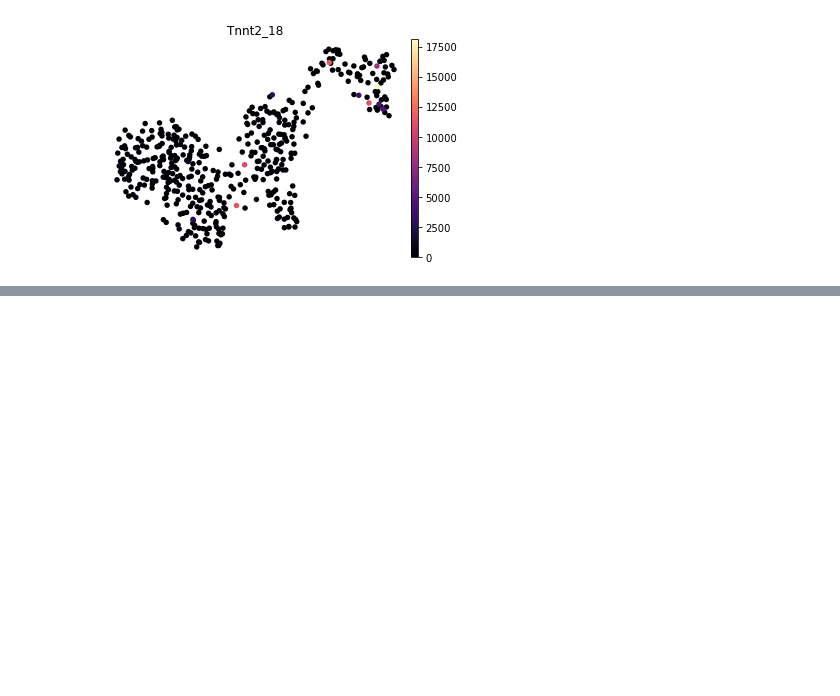
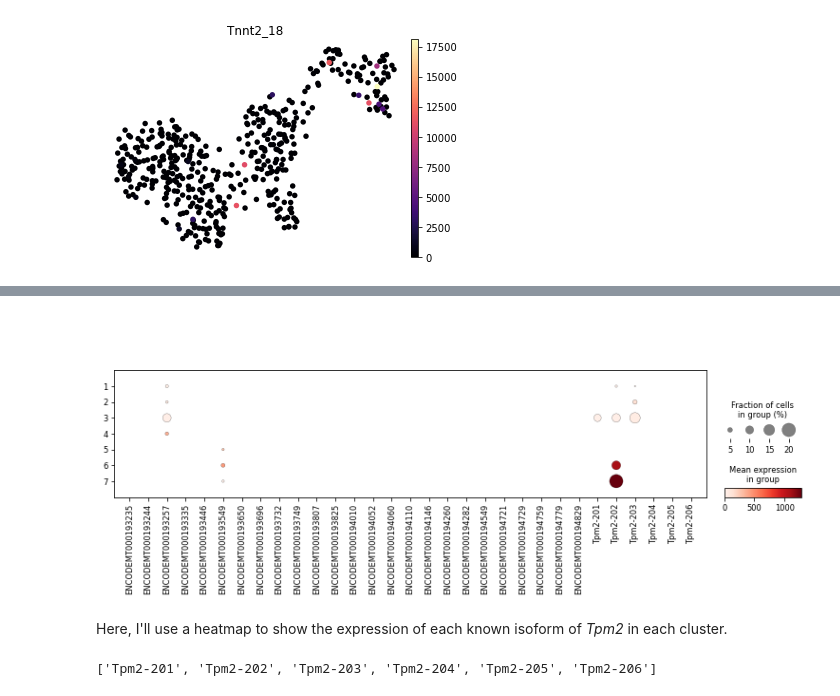
Before and after one commit to mortazavilab/swan_vis, a Jupyter notebook: tutorials/scanpy_compatibility.ipynb, the cells around one changed output, grey strips where cells are left out. Cells and saved outputs as stored; diff of their text form; code cells hidden in the pictures; blank space fills up the shorter version.

```diff
--- a/faqs/scanpy_integration.ipynb
+++ b/tutorials/scanpy_compatibility.ipynb
@@ -68,0 +86,3 @@ sc.pl.umap(sg.tes_adata,
+# %%
+tpm2_isos = sg.t_df.loc[sg.t_df.gname == 'Tpm2', 'tname'].tolist()
+tpm2_isos
@@ -68,0 +107,4 @@ sc.pl.umap(sg.tes_adata,
+# %%
+# merge with transcript names and annotation information
+sg.adata.var = sg.adata.var.merge(sg.t_df[['tname', 'annotation']], left_index=True, right_index=True)
+sg.adata.var.head()
@@ -68,0 +119,16 @@ sc.pl.umap(sg.tes_adata,
+# %%
+sc.pl.dotplot(sg.adata,
+              var_names=tpm2_isos,
+              layer='tpm',
+              groupby='leiden',
+              gene_symbols='tname')
+# %% [output]
+[figure, added]
+# %% [markdown]
+Here, I'll use a heatmap to show the expression of each known isoform of _Tpm2_ in each cluster.
+# %%
+# limit to just the annotated isoforms
+tpm2_known_isos = sg.t_df.loc[(sg.t_df.gname == 'Tpm2')&(sg.t_df.annotation == True), 'tname'].tolist()
+tpm2_known_isos
+# %% [output]
+['Tpm2-201', 'Tpm2-202', 'Tpm2-203', 'Tpm2-204', 'Tpm2-205', 'Tpm2-206']
```
Also changed, not shown: parts of 22 cells of this notebook, 12 other files.
